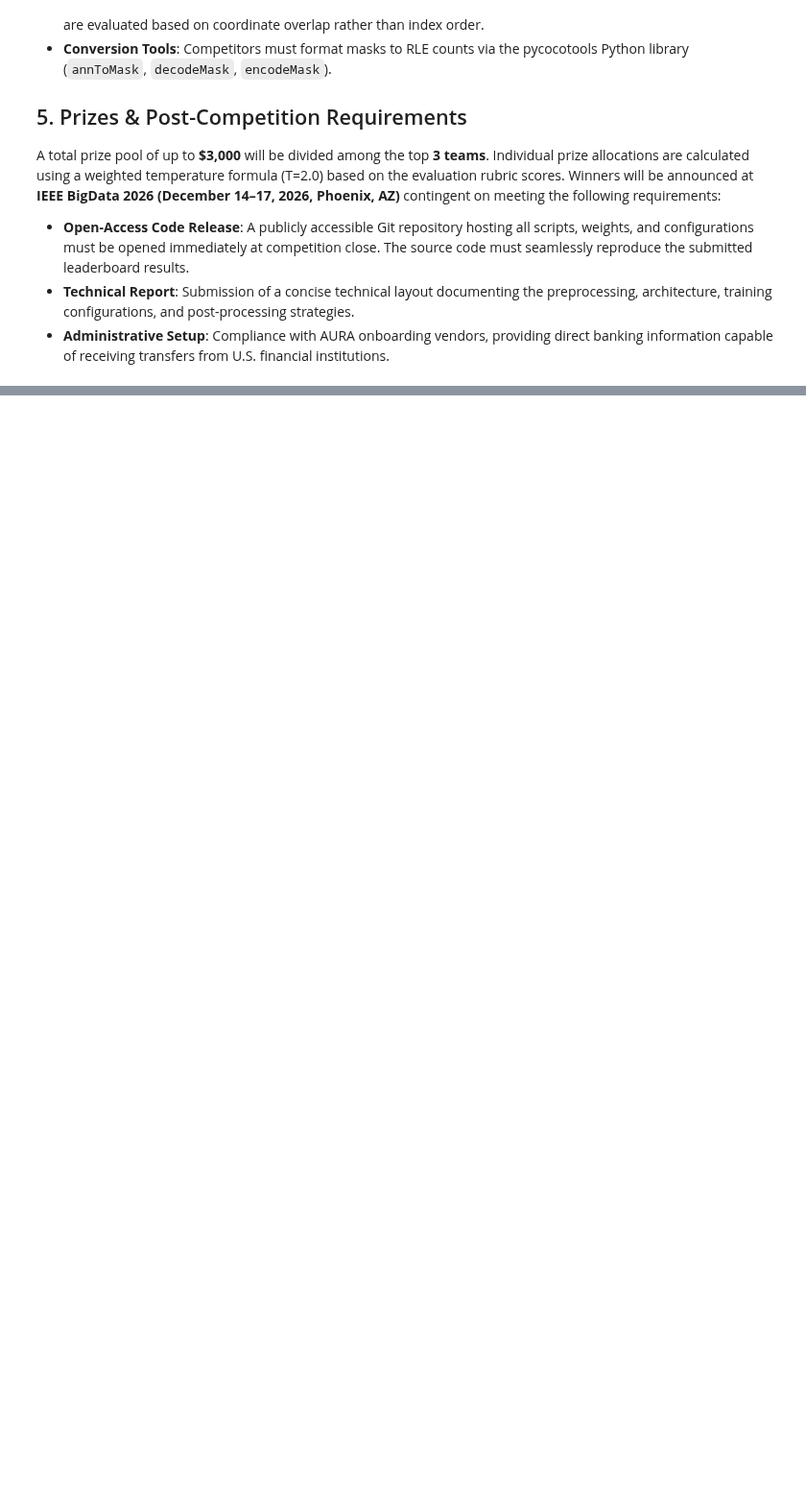
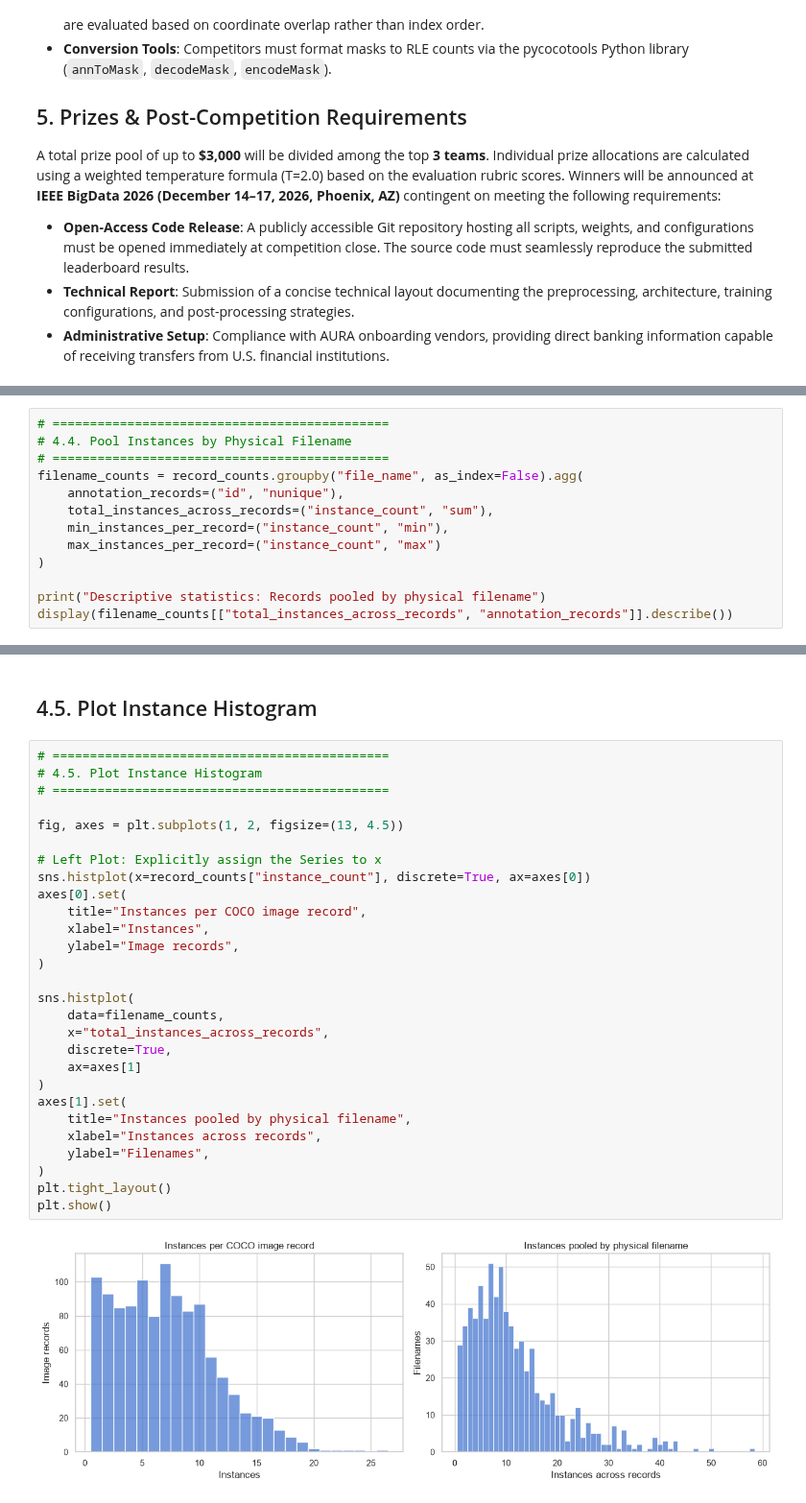
Before and after one commit to PandaDev0069/filament-segmentation-2026, a Jupyter notebook: Solar_Filament_Segmentation_2026.ipynb, the cells around one changed output, grey strips where cells are left out. Shown at 96% size. Saved outputs shown, nothing was run; the diff lists cells and outputs as text; blank space fills up the shorter version.

```diff
--- a/Solar_Filament_Segmentation_2026.ipynb
+++ b/Solar_Filament_Segmentation_2026.ipynb
@@ -220,0 +521,13 @@ In this section, we will perform an exploratory data analysis (EDA) on the MAGFi
+# %%
+# =============================================
+# 4.4. Pool Instances by Physical Filename
+# =============================================
+filename_counts = record_counts.groupby("file_name", as_index=False).agg(
+    annotation_records=("id", "nunique"),
+    total_instances_across_records=("instance_count", "sum"),
+    min_instances_per_record=("instance_count", "min"),
+    max_instances_per_record=("instance_count", "max")
+)
+
+print("Descriptive statistics: Records pooled by physical filename")
+display(filename_counts[["total_instances_across_records", "annotation_records"]].describe())
@@ -220,0 +545,32 @@ In this section, we will perform an exploratory data analysis (EDA) on the MAGFi
+# %% [markdown]
+## 4.5. Plot Instance Histogram
+# %%
+# =============================================
+# 4.5. Plot Instance Histogram
+# =============================================
+
+fig, axes = plt.subplots(1, 2, figsize=(13, 4.5))
+
+# Left Plot: Explicitly assign the Series to x
+sns.histplot(x=record_counts["instance_count"], discrete=True, ax=axes[0])
+axes[0].set(
+    title="Instances per COCO image record",
+    xlabel="Instances",
+    ylabel="Image records",
+)
+
+sns.histplot(
+    data=filename_counts,
+    x="total_instances_across_records",
+    discrete=True,
+    ax=axes[1]
+)
+axes[1].set(
+    title="Instances pooled by physical filename",
+    xlabel="Instances across records",
+    ylabel="Filenames",
+)
+plt.tight_layout()
+plt.show()
+# %% [output]
+[figure, added]
```
Also changed, not shown: parts of 52 cells of this notebook, 10 other files.
